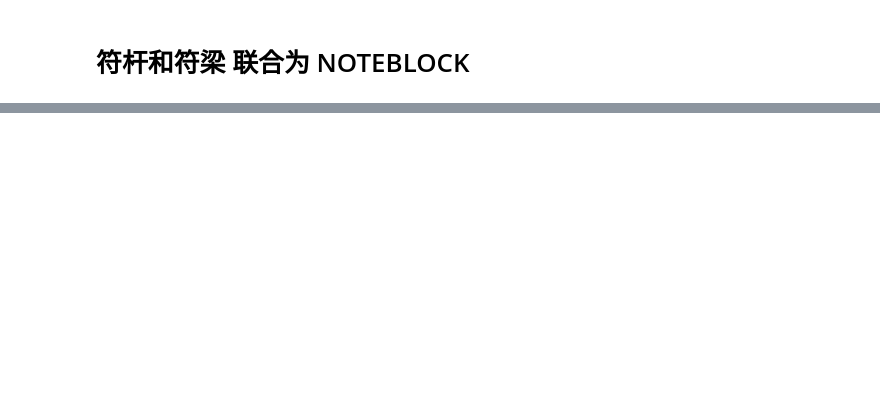
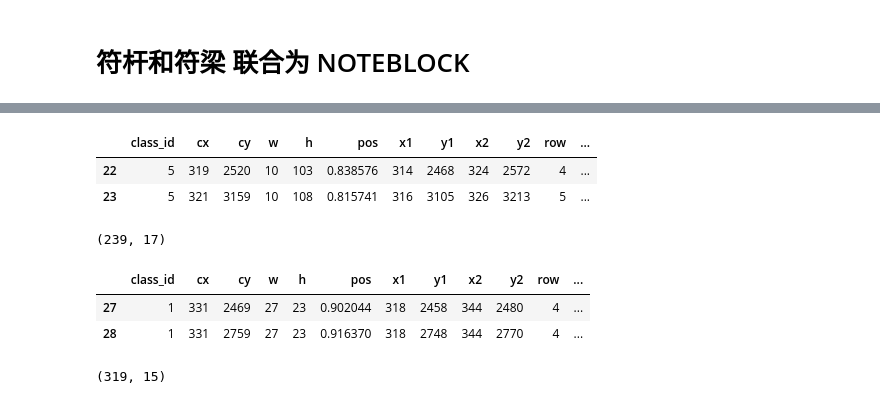
Before and after one commit to lccup/learn_music_theory, a Jupyter notebook: example/try/00.ipynb, the cells around one changed output, grey strips where cells are left out. Cells and saved outputs as stored; diff of their text form; code cells hidden in the pictures; blank space fills up the shorter version.

```diff
--- a/example/try/00.ipynb
+++ b/example/try/00.ipynb
@@ -47,6 +47,17 @@ class LineMask:
         class_id: 类别
         bbox: [x1, y1, x2, y2]
         return: group, measure, staff, line, offset
+
+        line  线
+            最上方的第五线 为 0
+            向下+1
+            向上-1
+
+        offset  符头与线的相对位置
+            0:线在上，符头在下
+            1:线在中间,符头在线中
+            2:线在下，符头在上
+
         """
         x1, y1, x2, y2 = list(map(int, bbox))
         if int(class_id) in [1,2,3,4,38]:
@@ -123,6 +134,10 @@ LABEL_IDS = {
     DF_INFO_LABEL["type"].str.contains("notehead") & DF_INFO_LABEL["type"].str.contains("whole",case=False),
     "label"
 ].to_list(),
+"stem_notehead" :DF_INFO_LABEL.loc[
+    DF_INFO_LABEL["type"].str.contains("notehead") & ~DF_INFO_LABEL["type"].str.contains("whole",case=False)
+    ,"label"
+    ].to_list(),
     "rest":DF_INFO_LABEL.loc[DF_INFO_LABEL["type"].str.contains("rest"),"label"].to_list(),
 }
 print(LABEL_IDS)
@@ -473,0 +562,12 @@ show_obj_attr(dict)
+# %%
+show_df(df_stem)
+show_df(df_notehead)
+# %% [output]
+|  | class_id | cx | cy | w | h | pos | x1 | y1 | x2 | y2 | row | ... |
+| 22 | 5 | 319 | 2520 | 10 | 103 | 0.838576 | 314 | 2468 | 324 | 2572 | 4 | ... |
+| 23 | 5 | 321 | 3159 | 10 | 108 | 0.815741 | 316 | 3105 | 326 | 3213 | 5 | ... |
+(239, 17)
+|  | class_id | cx | cy | w | h | pos | x1 | y1 | x2 | y2 | row | ... |
+| 27 | 1 | 331 | 2469 | 27 | 23 | 0.902044 | 318 | 2458 | 344 | 2480 | 4 | ... |
+| 28 | 1 | 331 | 2759 | 27 | 23 | 0.916370 | 318 | 2748 | 344 | 2770 | 4 | ... |
+(319, 15)
```
Also changed, not shown: parts of 20 cells of this notebook, 4 other files.
